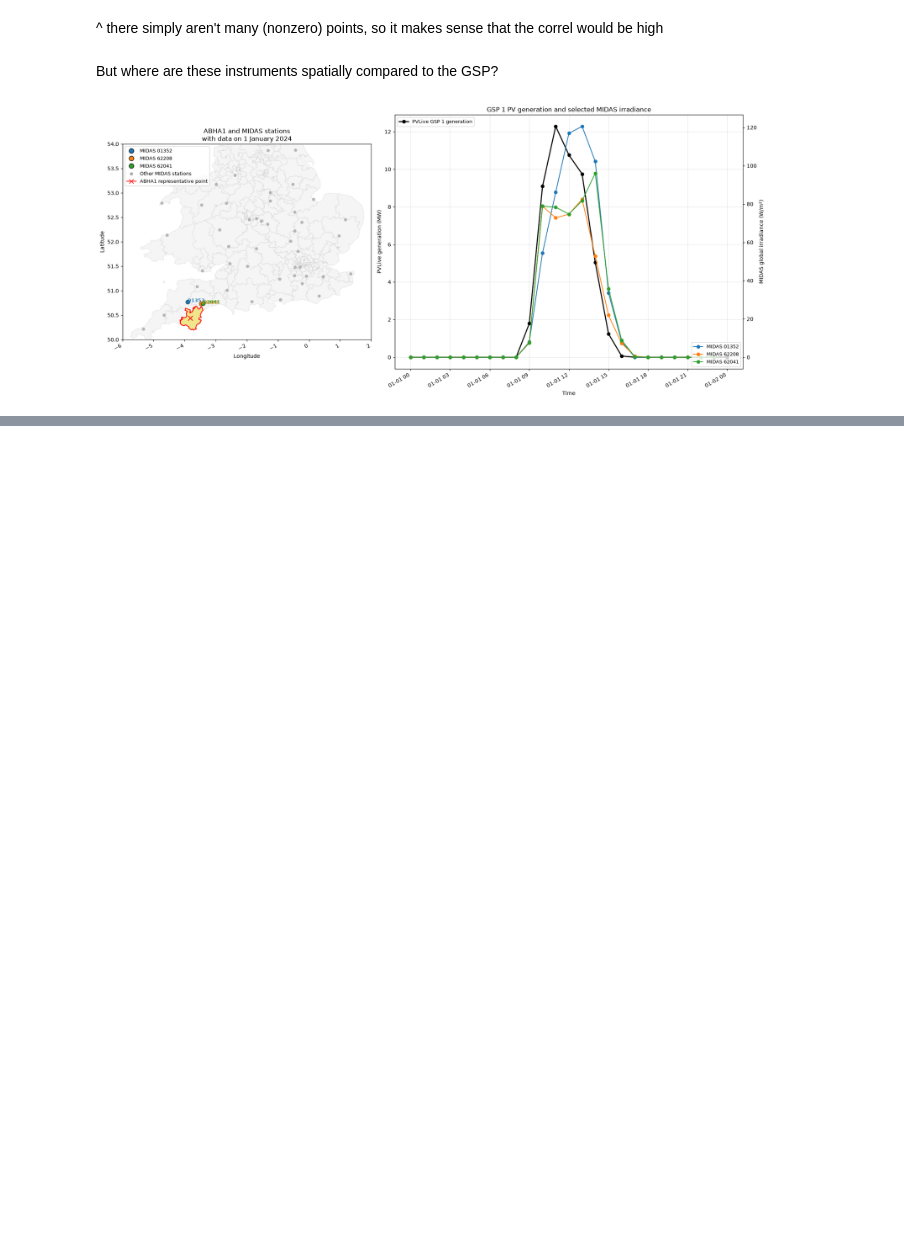
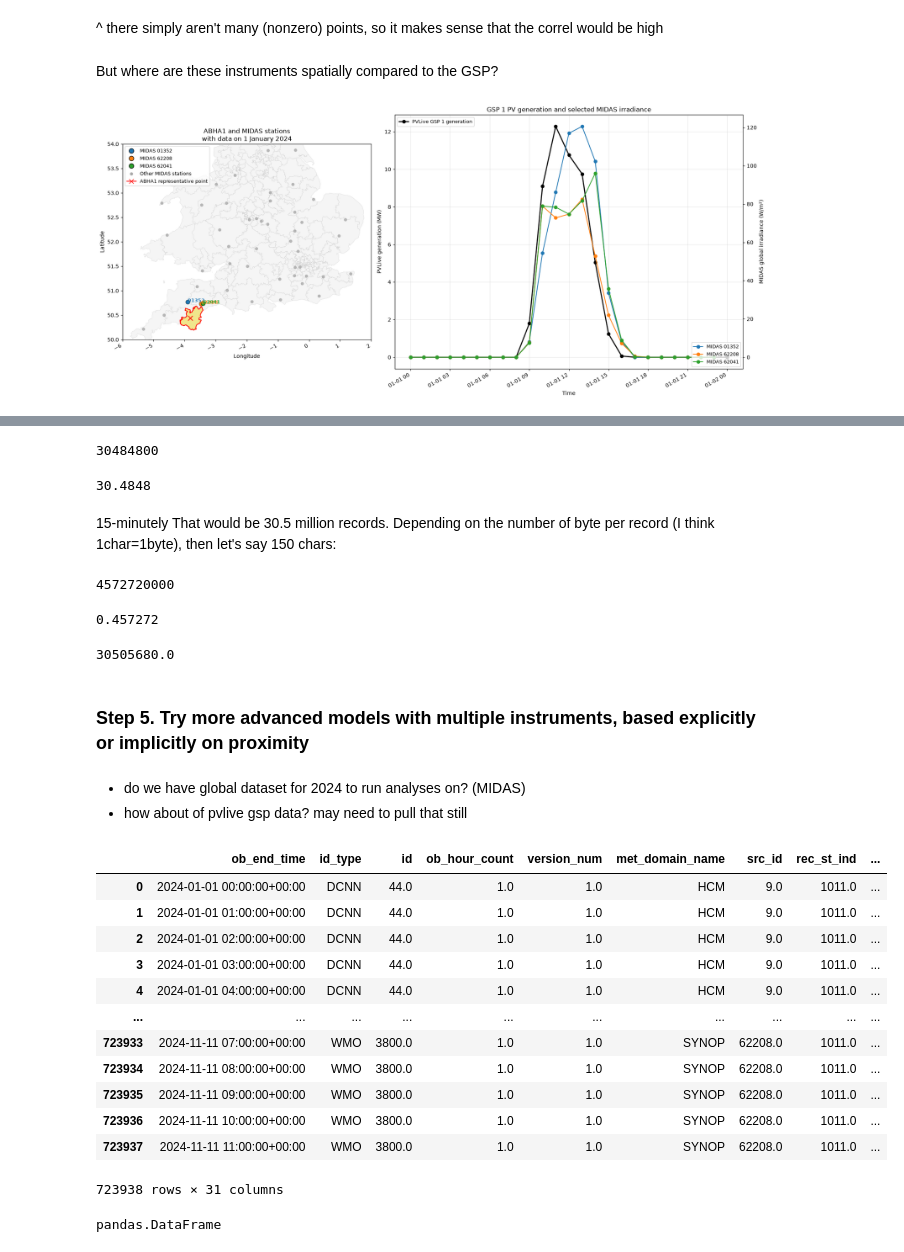
Before and after one commit to lukemccarvill/Met-Office-Solar-Luke, a Jupyter notebook: src/05_PV_and_MIDAS_correl.ipynb, the cells around one changed output, grey strips where cells are left out. Cells and saved outputs as stored; diff of their text form; code cells hidden in the pictures; blank space fills up the shorter version.

```diff
--- a/src/05_PV_and_MIDAS_correl.ipynb
+++ b/src/05_PV_and_MIDAS_correl.ipynb
@@ -1803,0 +2647,53 @@ plt.show()
+# %%
+# Quick math for met office data quantity
+recordsEstimate = 10 * 87 * 48*2 * 365
+#           years, stations, rec/day, days/year
+# for rec/day, 48 would be half-hourly, so 48*2 would be 15-minutely
+print(recordsEstimate)
+# %% [output]
+30484800
+# %%
+recordsEstimate/1000000
+# %% [output]
+30.4848
+# %% [markdown]
+15-minutely That would be 30.5 million records. Depending on the number of byte per record (I think 1char=1byte), then let's say 150 chars:
+# %%
+recordsEstimate_size_bytes = recordsEstimate*150 # 150 is the number of bytes (estimated) per record
+print(recordsEstimate_size_bytes)
+# %% [output]
+4572720000
+# %%
+recordsEstimate_size_GB = recordsEstimate_size_bytes/(10e9)
+print(recordsEstimate_size_GB)
+# %% [output]
+0.457272
+# %%
+87*10*365.25*96
+# %% [output]
+30505680.0
+# %% [markdown]
+### Step 5. Try more advanced models with multiple instruments, based explicitly or implicitly on proximity
+# %% [markdown]
+- do we have global dataset for 2024 to run analyses on? (MIDAS)
+- how about of pvlive gsp data? may need to pull that still
+# %%
+midas_radiation_period
+# %% [output]
+|  | ob_end_time | id_type | id | ob_hour_count | version_num | met_domain_name | src_id | rec_st_ind | ... |
+| 0 | 2024-01-01 00:00:00+00:00 | DCNN | 44.0 | 1.0 | 1.0 | HCM | 9.0 | 1011.0 | ... |
+| 1 | 2024-01-01 01:00:00+00:00 | DCNN | 44.0 | 1.0 | 1.0 | HCM | 9.0 | 1011.0 | ... |
+| 2 | 2024-01-01 02:00:00+00:00 | DCNN | 44.0 | 1.0 | 1.0 | HCM | 9.0 | 1011.0 | ... |
+| 3 | 2024-01-01 03:00:00+00:00 | DCNN | 44.0 | 1.0 | 1.0 | HCM | 9.0 | 1011.0 | ... |
+| 4 | 2024-01-01 04:00:00+00:00 | DCNN | 44.0 | 1.0 | 1.0 | HCM | 9.0 | 1011.0 | ... |
+| ... | ... | ... | ... | ... | ... | ... | ... | ... | ... |
+| 723933 | 2024-11-11 07:00:00+00:00 | WMO | 3800.0 | 1.0 | 1.0 | SYNOP | 62208.0 | 1011.0 | ... |
+| 723934 | 2024-11-11 08:00:00+00:00 | WMO | 3800.0 | 1.0 | 1.0 | SYNOP | 62208.0 | 1011.0 | ... |
+| 723935 | 2024-11-11 09:00:00+00:00 | WMO | 3800.0 | 1.0 | 1.0 | SYNOP | 62208.0 | 1011.0 | ... |
+| 723936 | 2024-11-11 10:00:00+00:00 | WMO | 3800.0 | 1.0 | 1.0 | SYNOP | 62208.0 | 1011.0 | ... |
+| 723937 | 2024-11-11 11:00:00+00:00 | WMO | 3800.0 | 1.0 | 1.0 | SYNOP | 62208.0 | 1011.0 | ... |
+723938 rows × 31 columns
+# %%
+type(midas_radiation_period)
+# %% [output]
+pandas.DataFrame
```
Also changed, not shown: parts of 18 cells of this notebook, 10 other files.
